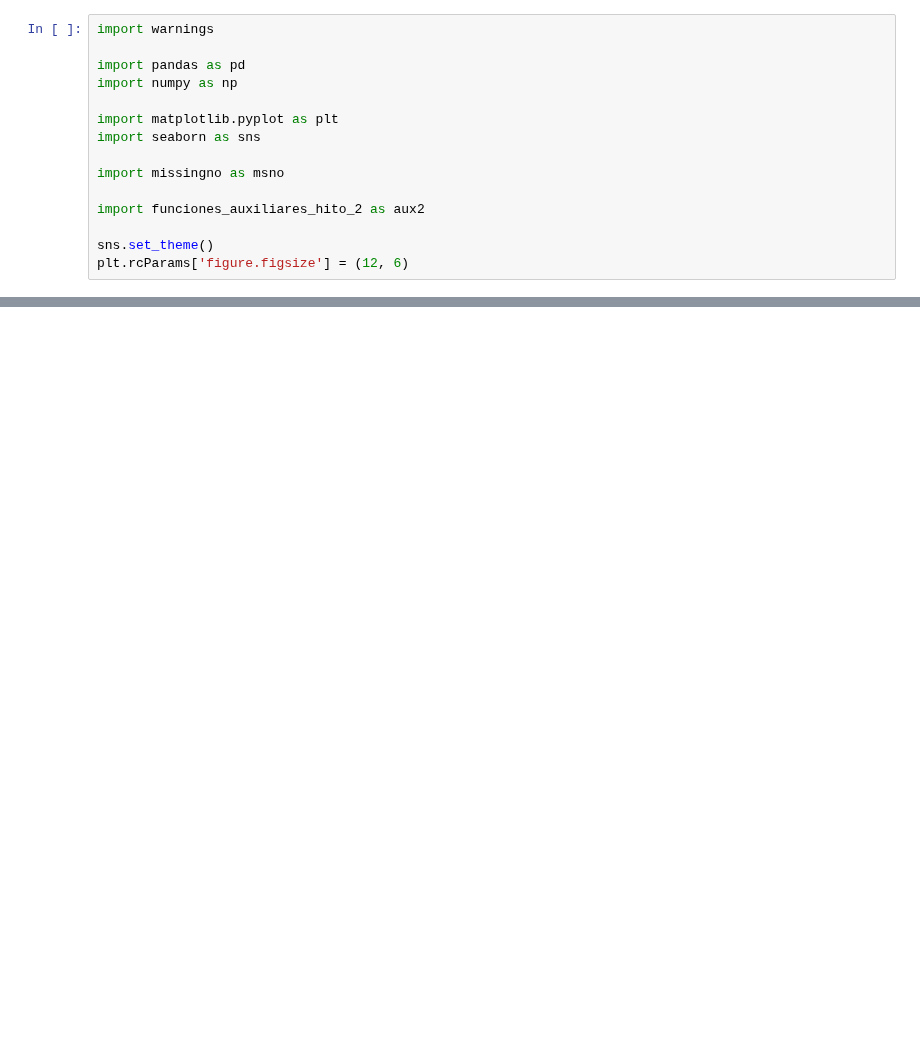
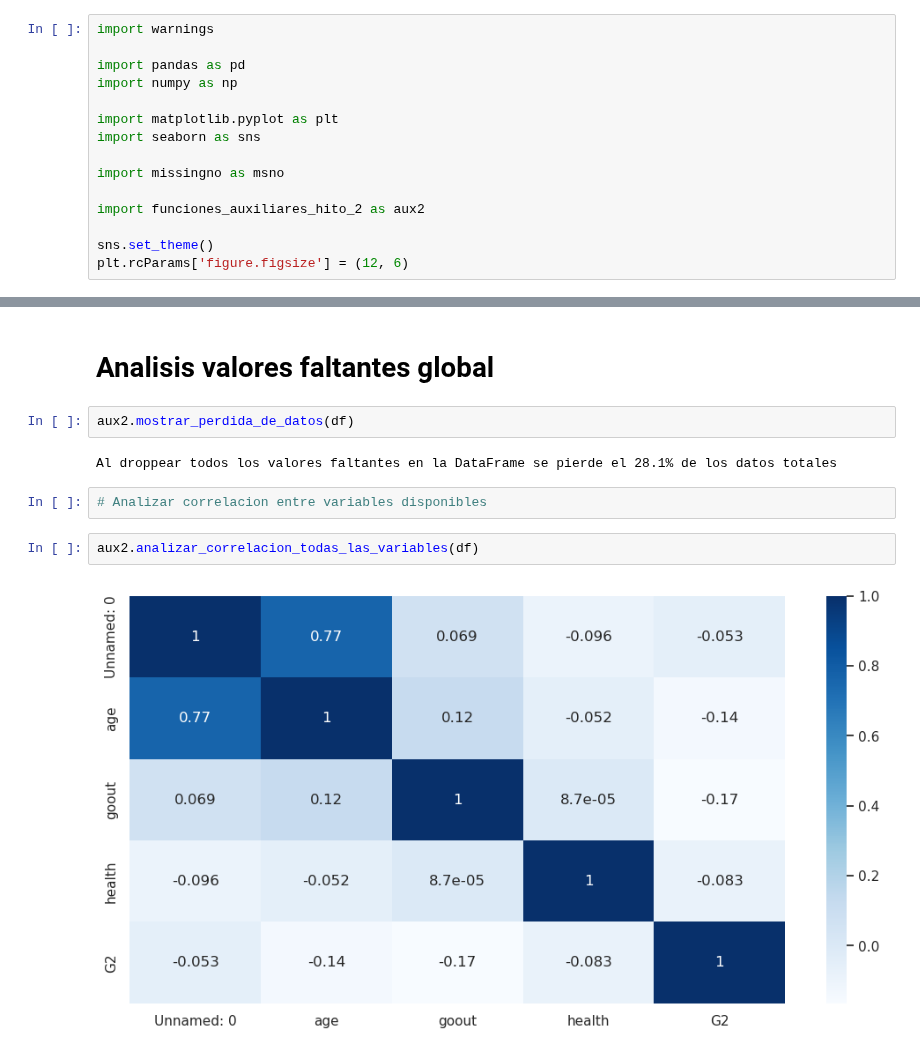
Before and after one commit to JavierRojas14/personal, a Jupyter notebook: G56/fundamentos-data-science/hito_2/hito_2_enunciado_2.ipynb, the cells around one changed output, grey strips where cells are left out. Saved outputs shown, nothing was run; the diff lists cells and outputs as text; blank space fills up the shorter version.

```diff
--- a/G56/fundamentos-data-science/hito_2/hito_2_enunciado_2.ipynb
+++ b/G56/fundamentos-data-science/hito_2/hito_2_enunciado_2.ipynb
@@ -50,0 +140,12 @@ Name: goout, Length: 395, dtype: Int32
+# %% [markdown]
+# Analisis valores faltantes global
+# %%
+aux2.mostrar_perdida_de_datos(df)
+# %% [output]
+Al droppear todos los valores faltantes en la DataFrame se pierde el 28.1% de los datos totales
+# %%
+# Analizar correlacion entre variables disponibles
+# %%
+aux2.analizar_correlacion_todas_las_variables(df)
+# %% [output]
+[figure, added]
```
Also changed, not shown: parts of 8 cells of this notebook, 1 other file.
